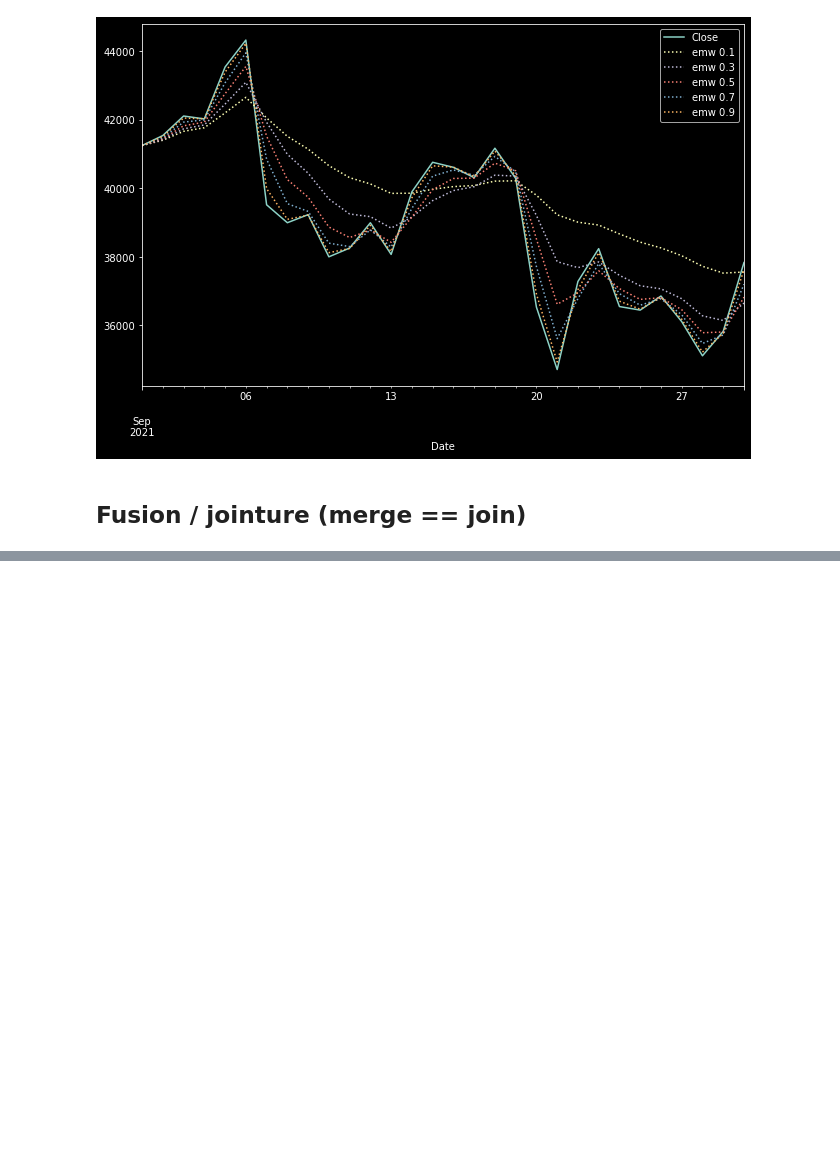
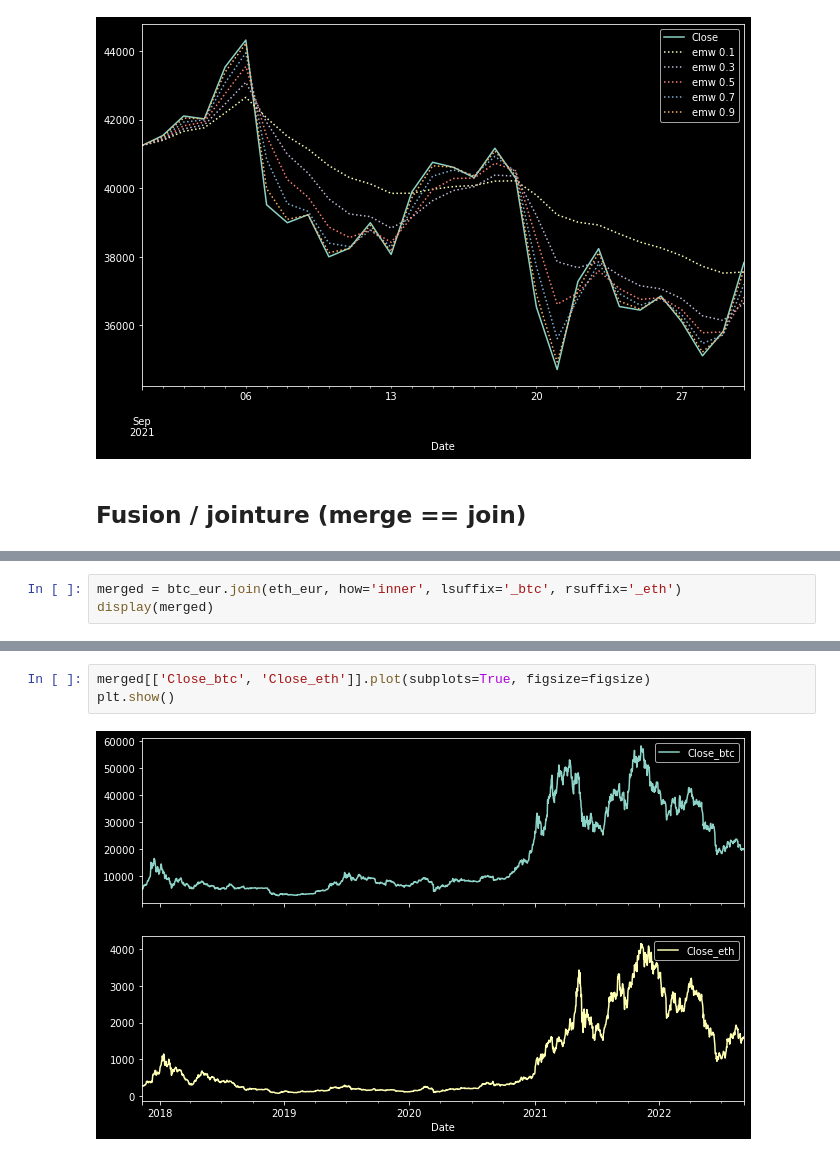
Before and after one commit to Franck-PepperLabs/pepper_data-science_practising, a Jupyter notebook: Machine Learnia/jupyter/ml_18_pandas_timeseries.ipynb, the cells around one changed output, grey strips where cells are left out. Drawn from its saved outputs; the diff is of its cells as text; blank space fills up the shorter version.

```diff
--- a/Machine Learnia/jupyter/ml_18_pandas_timeseries.ipynb
+++ b/Machine Learnia/jupyter/ml_18_pandas_timeseries.ipynb
@@ -184,0 +212,3 @@ plt.show()
+# %%
+merged = btc_eur.join(eth_eur, how='inner', lsuffix='_btc', rsuffix='_eth')
+display(merged)
@@ -184,0 +230,5 @@ plt.show()
+# %%
+merged[['Close_btc', 'Close_eth']].plot(subplots=True, figsize=figsize)
+plt.show()
+# %% [output]
+[figure, added]
```
Also changed, not shown: parts of 5 cells of this notebook, 2 other files.
